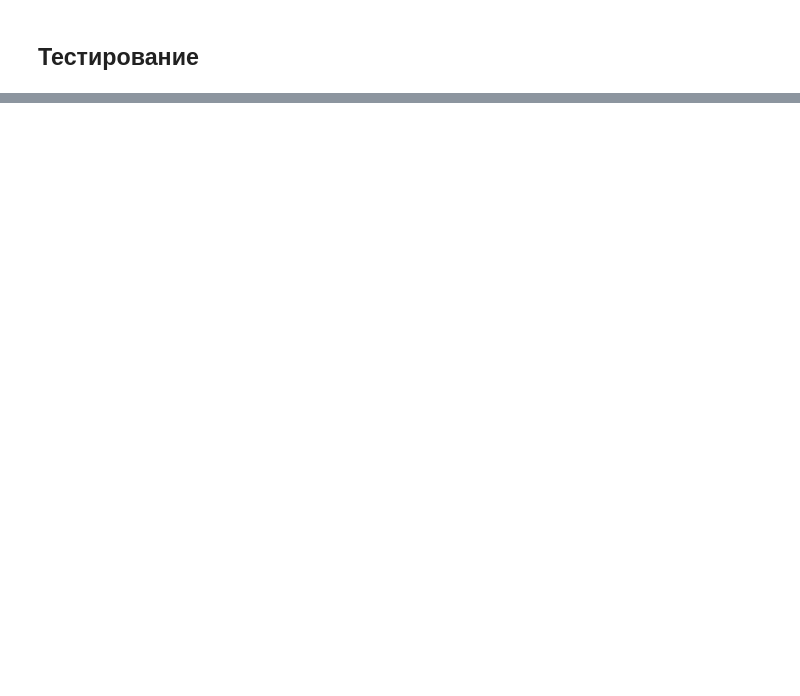
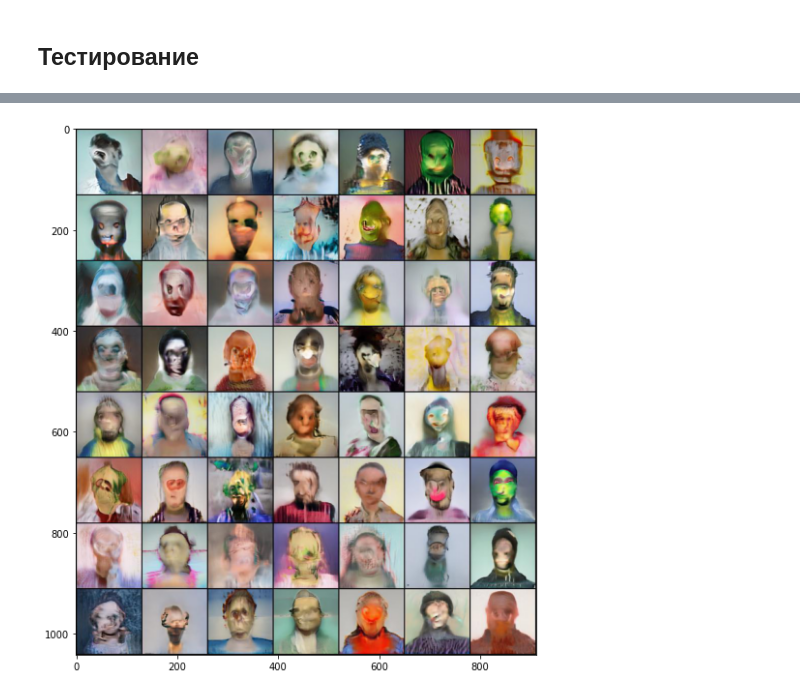
Before and after one commit to mevius6/ml-smallgan, a Jupyter notebook: smallgan_exp.ipynb, the cells around one changed output, grey strips where cells are left out. Saved outputs shown, nothing was run; the diff lists cells and outputs as text; code cells hidden in the pictures; blank space fills up the shorter version.

```diff
--- a/smallgan_exp.ipynb
+++ b/smallgan_exp.ipynb
@@ -170,8 +174,8 @@ def random(model,out_path,tmp=0.4, n=9, truncate=False):
 # %%
 dataloader = setup_dataloader("rave",batch_size=2)
 dataset_size = len(dataloader.dataset)
-exp_dir = "./experiments/train_dataset-rave_model-biggan128-ada_2019-09-03-20-51-16/"
+exp_dir = "./experiments/train_dataset-rave_model-biggan128-ada_2021-07-04-23-20-13/"
 print(json.load(open(exp_dir+"args.json")))
-model = setup_model("biggan128-ada",dataset_size=25,resume=exp_dir+"checkpoint_iter25000.pth.tar")
+model = setup_model("biggan128-ada",dataset_size=25,resume=exp_dir+"checkpoint_iter500.pth.tar")
 model = model.cuda()
 # %% [output]
@@ -198,7 +209,9 @@ plt.show()
 # %%
-random(model,out_path="./samples/rave_random89.jpg",tmp=0.85, n=56, truncate=True)
+random(model,out_path="./samples/rave_random.jpg",tmp=0.85, n=56, truncate=True)
 
 plt.figure(figsize=(10,10))
-im = Image.open("./samples/rave_random89.jpg")
+im = Image.open("./samples/rave_random.jpg")
 plt.imshow(im)
 plt.show()
+# %% [output]
+[figure, added]
```
Also changed, not shown: parts of 12 cells of this notebook.
